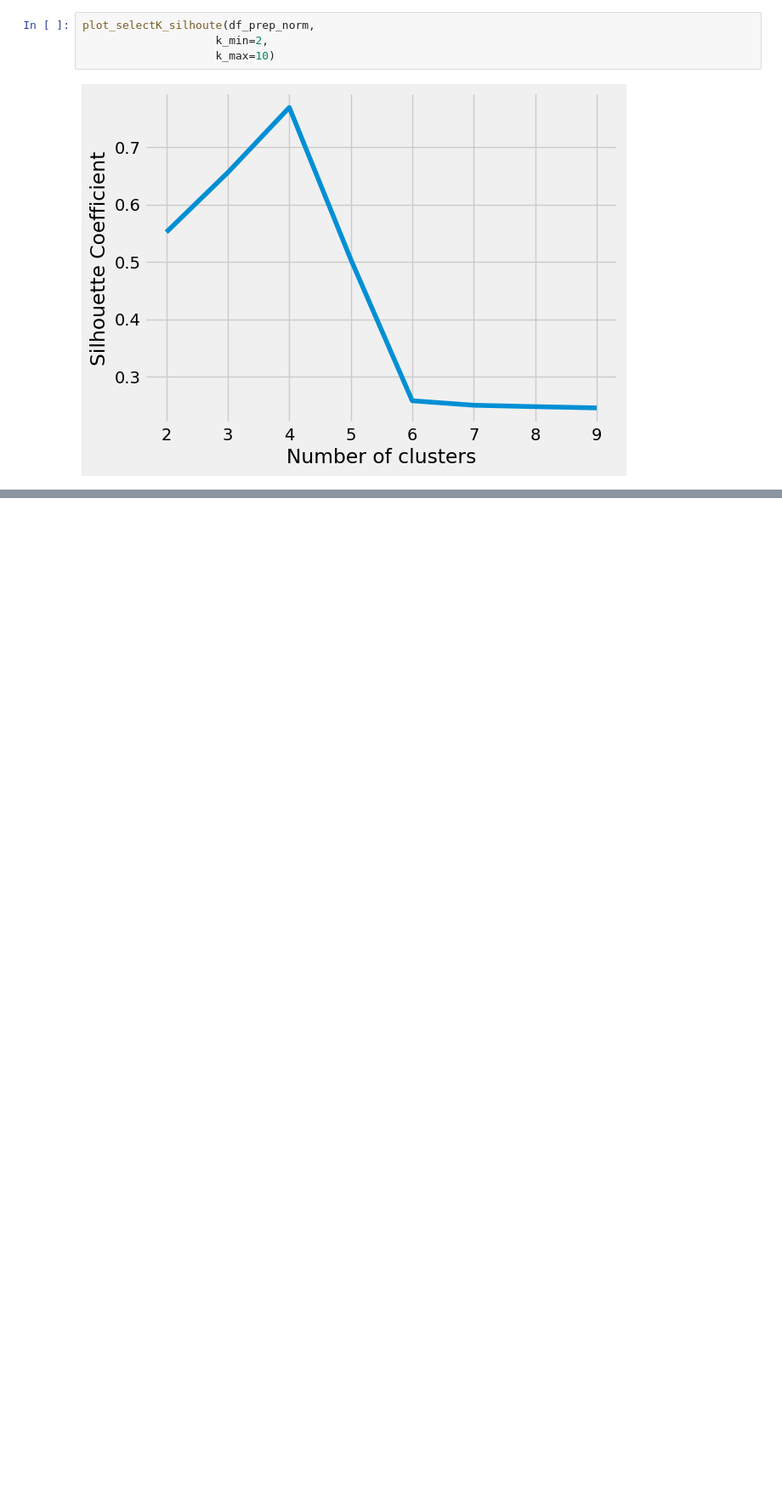
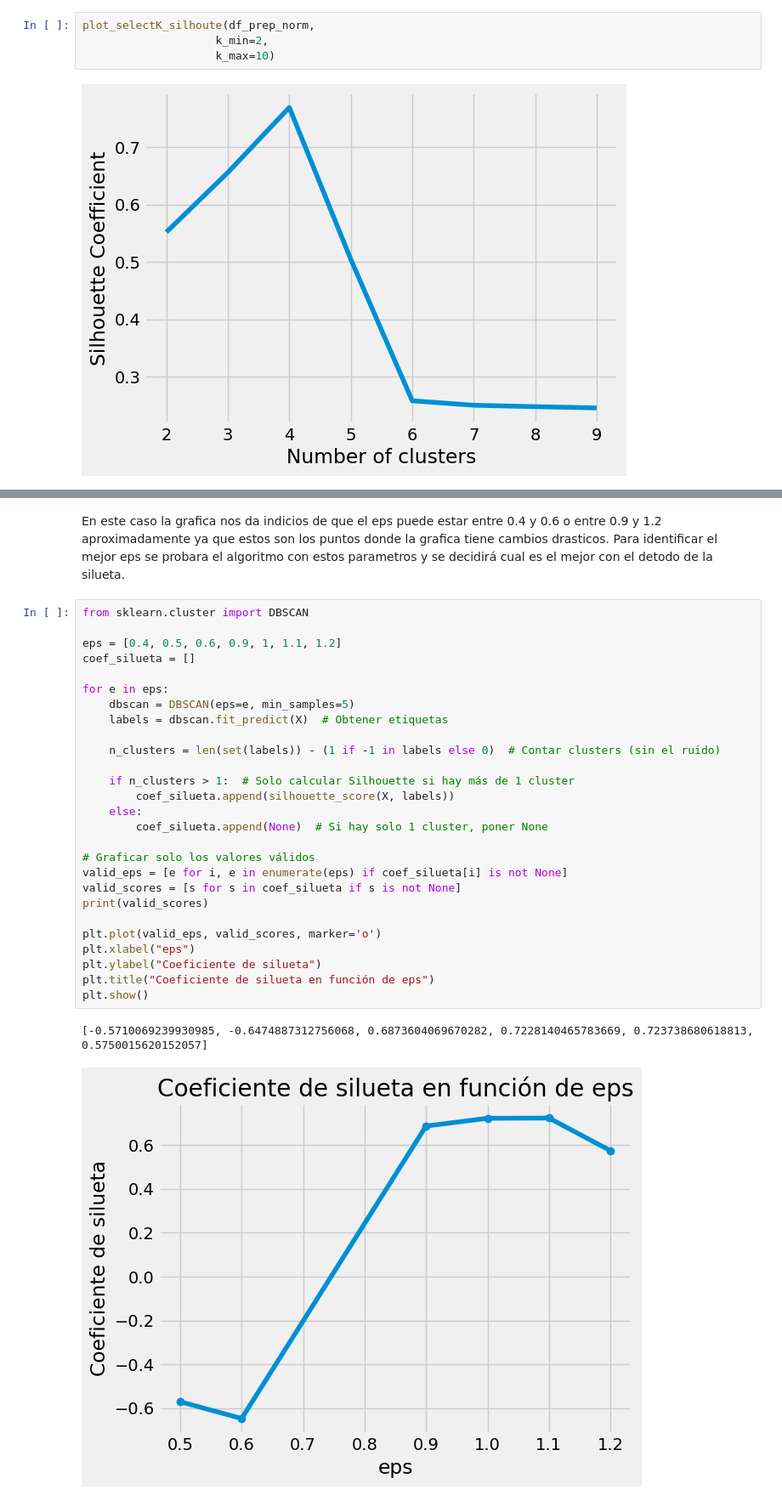
Before and after one commit to andreschaparr0/Laboratorios-BI, a Jupyter notebook: Lab02-BI/Lab02.ipynb, the cells around one changed output, grey strips where cells are left out. Shown at 85% size. Drawn from its saved outputs; the diff is of its cells as text; blank space fills up the shorter version.

```diff
--- a/Lab02-BI/Lab02.ipynb
+++ b/Lab02-BI/Lab02.ipynb
@@ -337,0 +362,33 @@ plot_selectK_silhoute(df_prep_norm,
+# %% [markdown]
+En este caso la grafica nos da indicios de que el eps puede estar entre 0.4 y 0.6 o entre 0.9 y 1.2 aproximadamente ya que estos son los puntos donde la grafica tiene cambios drasticos.
+Para identificar el mejor eps se probara el algoritmo con estos parametros y se decidirá cual es el mejor con el detodo de la silueta.
+# %%
+from sklearn.cluster import DBSCAN
+
+eps = [0.4, 0.5, 0.6, 0.9, 1, 1.1, 1.2]
+coef_silueta = []
+
+for e in eps:
+    dbscan = DBSCAN(eps=e, min_samples=5)
+    labels = dbscan.fit_predict(X)  # Obtener etiquetas
+
+    n_clusters = len(set(labels)) - (1 if -1 in labels else 0)  # Contar clusters (sin el ruido)
+
+    if n_clusters > 1:  # Solo calcular Silhouette si hay más de 1 cluster
+        coef_silueta.append(silhouette_score(X, labels))
+    else:
+        coef_silueta.append(None)  # Si hay solo 1 cluster, poner None
+
+# Graficar solo los valores válidos
+valid_eps = [e for i, e in enumerate(eps) if coef_silueta[i] is not None]
+valid_scores = [s for s in coef_silueta if s is not None]
+print(valid_scores)
+
+plt.plot(valid_eps, valid_scores, marker='o')
+plt.xlabel("eps")
+plt.ylabel("Coeficiente de silueta")
+plt.title("Coeficiente de silueta en función de eps")
+plt.show()
+# %% [output]
+[-0.5710069239930985, -0.6474887312756068, 0.6873604069670282, 0.7228140465783669, 0.723738680618813, 0.5750015620152057]
+[figure, added]
```
Also changed, not shown: parts of 12 cells of this notebook.
